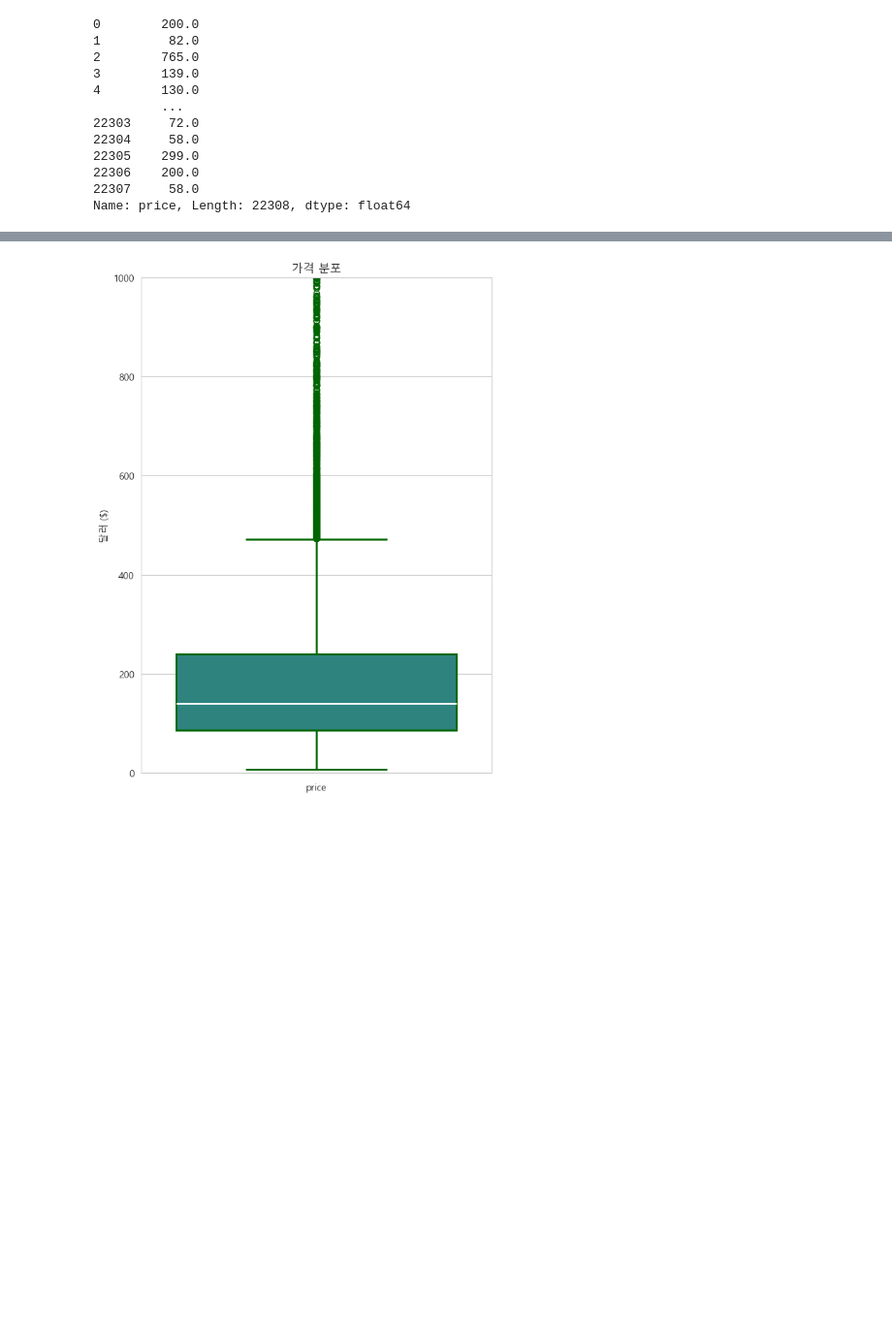
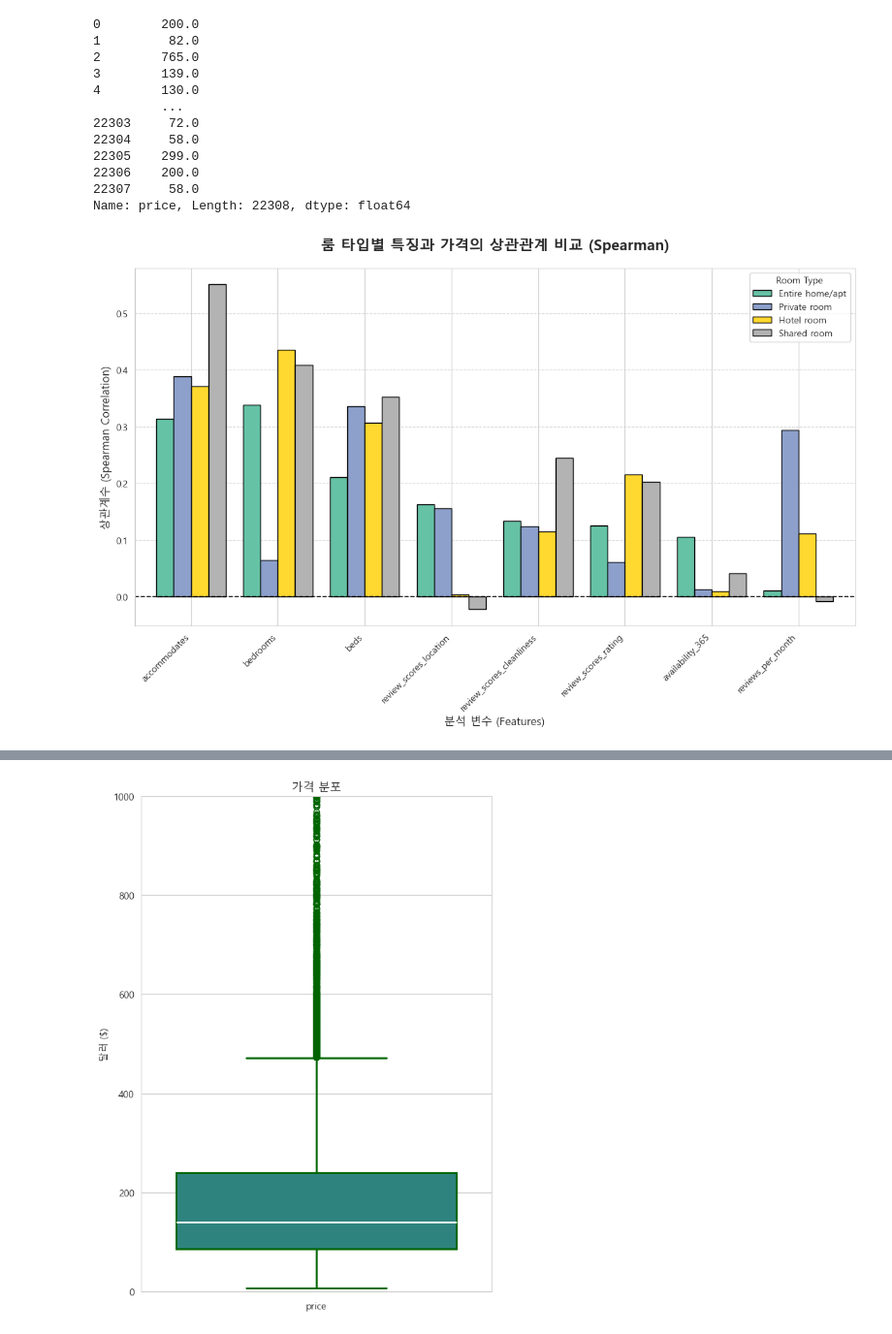
Before and after one commit to KyungminChang/data-analysis-project-BBB, a Jupyter notebook: 02_basic_statistics.ipynb, the cells around one changed output, grey strips where cells are left out. Shown at 97% size. Drawn from its saved outputs; the diff is of its cells as text; code cells hidden in the pictures; blank space fills up the shorter version.

```diff
--- a/02_basic_statistics.ipynb
+++ b/02_basic_statistics.ipynb
@@ -411,3 +411,57 @@ df['price']
 22306    200.0
 22307     58.0
 Name: price, Length: 22308, dtype: float64
+# %%
+# 1. 비교할 타겟 컬럼 선정
+target_cols = [
+    'price', 'accommodates', 'bedrooms', 'beds',
+    'review_scores_location', 'review_scores_cleanliness',
+    'review_scores_rating', 'availability_365', 'reviews_per_month'
+]
+
+# 2. 룸 타입별 데이터 분리
+private_df = df_cleaned[df_cleaned['room_type'] == 'Private room'][target_cols]
+entire_df = df_cleaned[df_cleaned['room_type'] == 'Entire home/apt'][target_cols]
+hotel_df = df_cleaned[df_cleaned['room_type'] == 'Hotel room'][target_cols]
+shared_df = df_cleaned[df_cleaned['room_type'] == 'Shared room'][target_cols]
+
+# 3. 그룹별 스피어만 상관계수 계산 (변수명 오류 수정)
+private_corr = private_df.corr(method='spearman')['price'].rename('Private room')
+entire_corr = entire_df.corr(method='spearman')['price'].rename('Entire home/apt')
+hotel_corr = hotel_df.corr(method='spearman')['price'].rename('Hotel room')
+shared_corr = shared_df.corr(method='spearman')['price'].rename('Shared room')
+
+# 4. 결과 합치기 ('price' 자기 자신은 제외)
+comparison_df = pd.concat([entire_corr, private_corr, hotel_corr, shared_corr], axis=1).drop('price')
+
+# 5. 막대 차트 시각화
+plt.rc('font', family='Malgun Gothic')
+plt.rcParams['axes.unicode_minus'] = False # 마이너스 기호 깨짐 방지
+
+# Pandas의 내장 plot 함수를 사용하여 그룹 막대 차트 생성
+# colormap='Set2'를 사용해 프레젠테이션에 어울리는 세련된 파스텔 톤 적용
+ax = comparison_df.plot(kind='bar', figsize=(14, 7), width=0.8, colormap='Set2', edgecolor='black')
+
+# 그래프 디테일 꾸미기
+plt.title('룸 타입별 특징과 가격의 상관관계 비교 (Spearman)', fontsize=16, fontweight='bold', pad=20)
+plt.xlabel('분석 변수 (Features)', fontsize=12)
+plt.ylabel('상관계수 (Spearman Correlation)', fontsize=12)
+
+# x축 라벨(컬럼명)이 길어서 겹치지 않도록 45도 회전
+plt.xticks(rotation=45, ha='right')
+
+# 0을 기준으로 양수/음수를 명확히 구분하는 가로 기준선 추가
+plt.axhline(0, color='black', linewidth=1.2, linestyle='--')
+
+# 배경에 연한 그리드를 깔아 수치 비교를 쉽게 만들기
+plt.grid(axis='y', linestyle='--', alpha=0.7)
+
+# 범례(Legend) 설정
+plt.legend(title='Room Type', fontsize='10', loc='upper right')
+
+# 캔바 프레젠테이션 및 티스토리 업로드용 고화질(300 dpi) 이미지 저장
+plt.savefig('room_type_bar_chart.png', dpi=300, bbox_inches='tight')
+
+plt.show()
+# %% [output]
+[figure, added]
```
Also changed, not shown: parts of 2 cells of this notebook, 1 other file.
